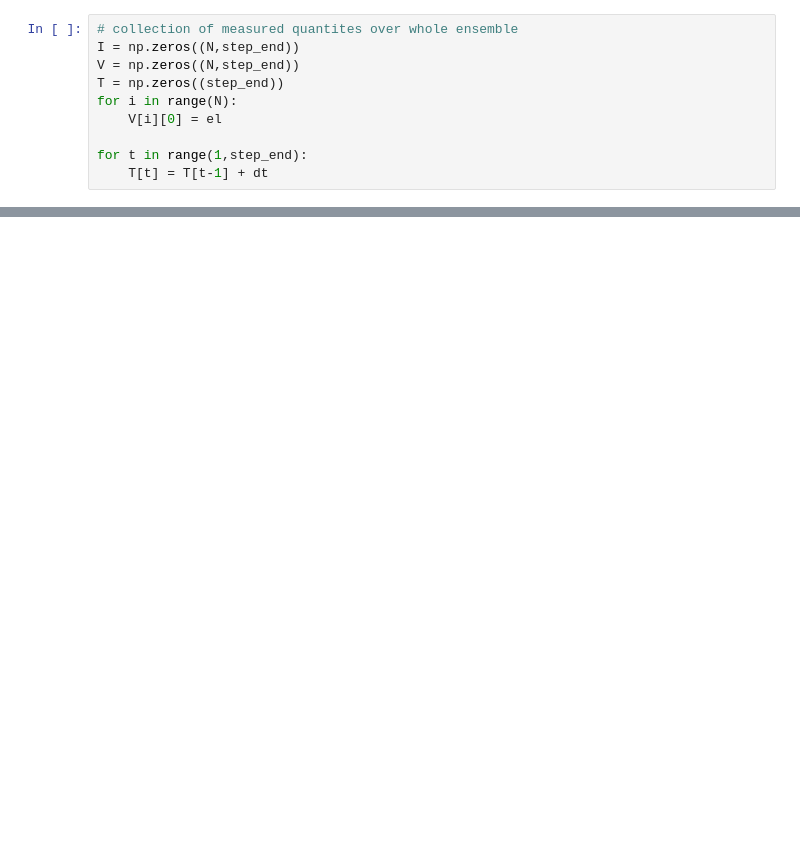
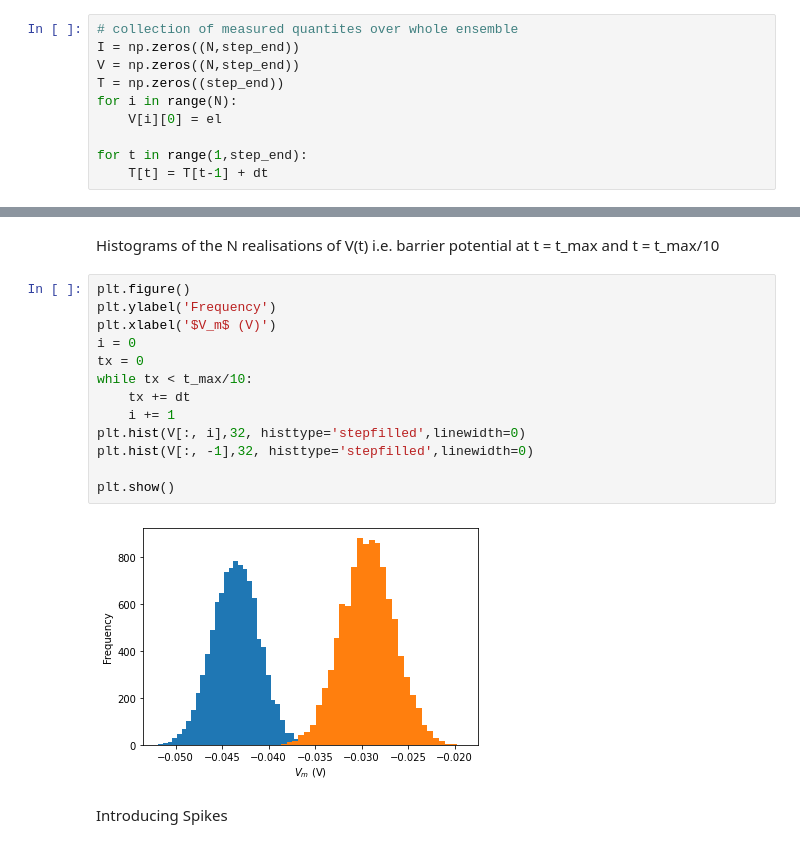
Before and after one commit to Blazkowiz47/NMA, a Jupyter notebook: refresher/barrier_potential_1.ipynb, the cells around one changed output, grey strips where cells are left out. Cells and saved outputs as stored; diff of their text form; blank space fills up the shorter version.

```diff
--- a/refresher/barrier_potential_1.ipynb
+++ b/refresher/barrier_potential_1.ipynb
@@ -134,0 +133,19 @@ plt.show()
+# %% [markdown]
+Histograms of the N realisations of V(t) i.e. barrier potential at t = t_max and t = t_max/10
+# %%
+plt.figure()
+plt.ylabel('Frequency')
+plt.xlabel('$V_m$ (V)')
+i = 0
+tx = 0
+while tx < t_max/10:
+    tx += dt
+    i += 1
+plt.hist(V[:, i],32, histtype='stepfilled',linewidth=0)
+plt.hist(V[:, -1],32, histtype='stepfilled',linewidth=0)
+
+plt.show()
+# %% [output]
+[figure, added]
+# %% [markdown]
+Introducing Spikes
```
Also changed, not shown: parts of 9 cells of this notebook, 3 other files.
